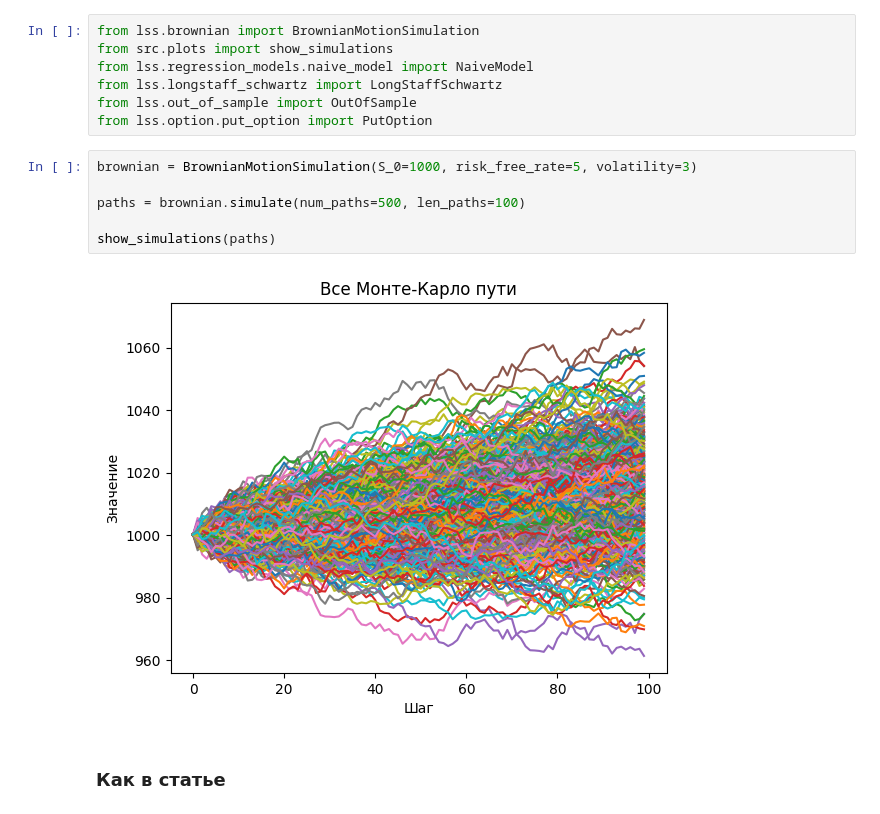
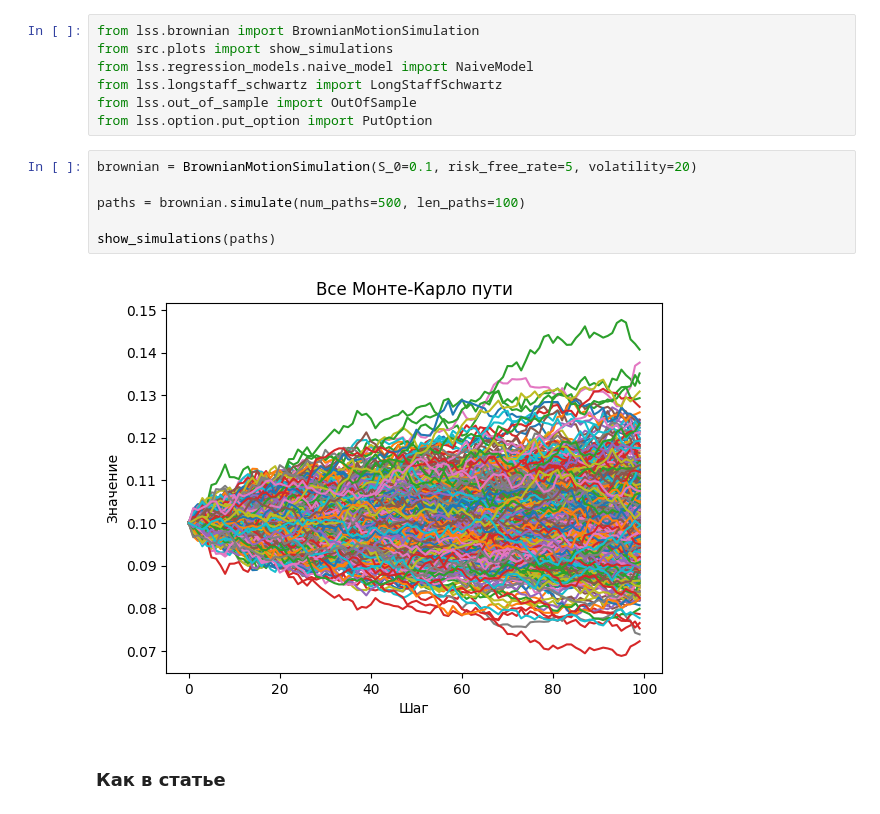
Before and after one commit to Pupok462/diploma_mag, a Jupyter notebook: diploma/notebooks/outofsample.ipynb, the cells around one changed output. Drawn from its saved outputs; the diff is of its cells as text.

```diff
--- a/diploma/notebooks/outofsample.ipynb
+++ b/diploma/notebooks/outofsample.ipynb
@@ -13,13 +13,13 @@ from lss.longstaff_schwartz import LongStaffSchwartz
 from lss.out_of_sample import OutOfSample
 from lss.option.put_option import PutOption
 # %%
-brownian = BrownianMotionSimulation(S_0=1000, risk_free_rate=5, volatility=3)
+brownian = BrownianMotionSimulation(S_0=0.1, risk_free_rate=5, volatility=20)
 
 paths = brownian.simulate(num_paths=500, len_paths=100)
 
 show_simulations(paths)
 # %% [output]
-[figure, old version]
+[figure, new version]
 # %% [markdown]
 ### Как в статье
 # %%
```
Also changed, not shown: parts of 3 cells of this notebook, 2 other files.
